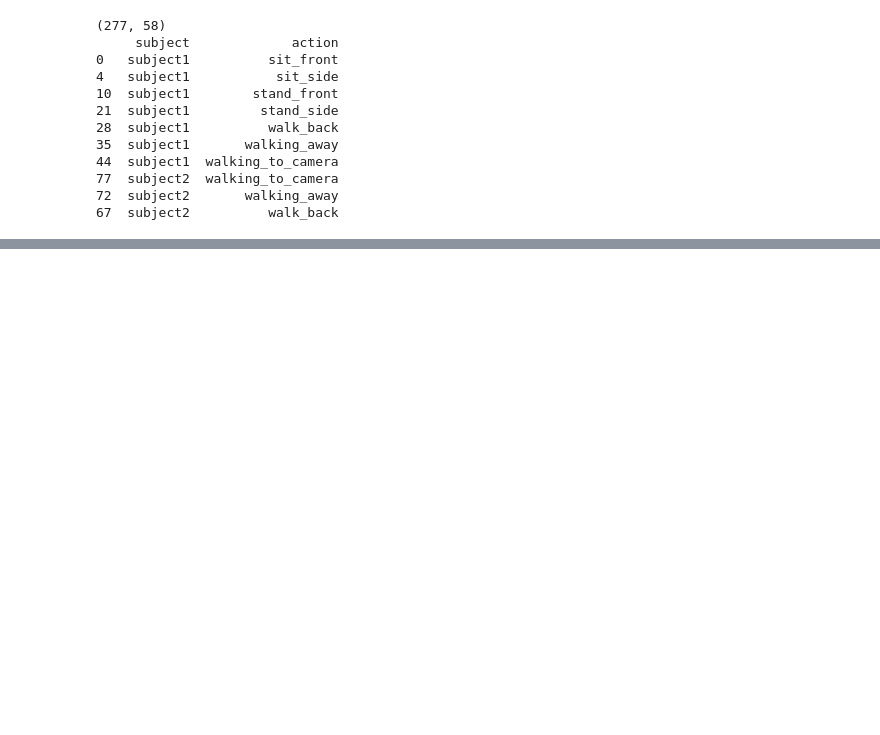
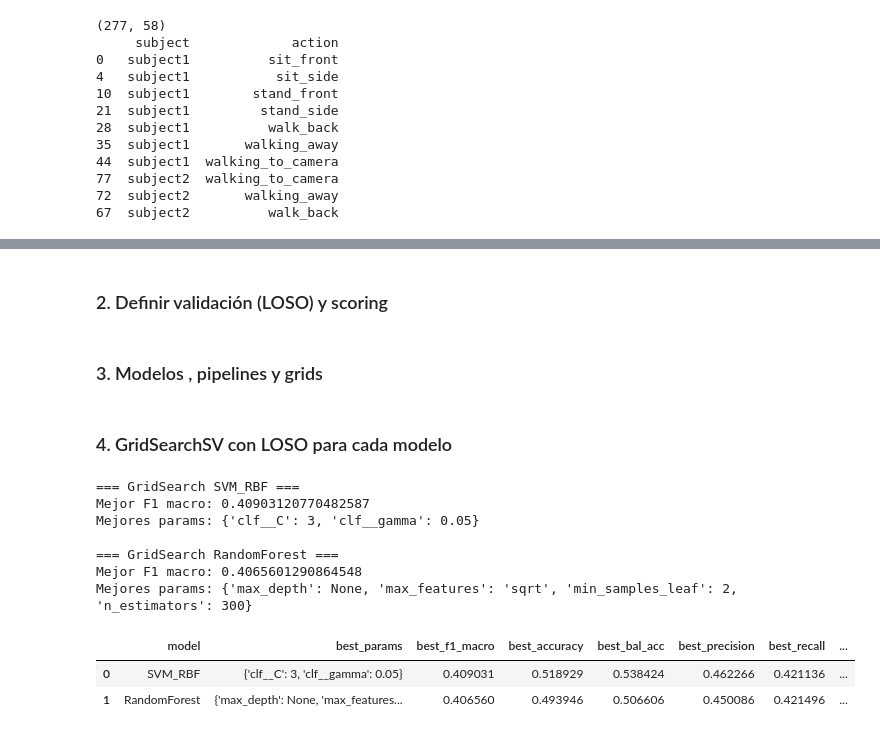
Before and after one commit to ItsJuanda17/Proyecto-Final-APOIII, a Jupyter notebook: Entrega 1/src/scripts/Proyecto.ipynb, the cells around one changed output, grey strips where cells are left out. Cells and saved outputs as stored; diff of their text form; code cells hidden in the pictures; blank space fills up the shorter version.

```diff
--- a/Entrega 1/src/scripts/Proyecto.ipynb
+++ b/Entrega 1/src/scripts/Proyecto.ipynb
@@ -985,0 +1031,2 @@ print(df[['subject','action']].drop_duplicates().sort_values('subject').head(10)
+# %% [markdown]
+### 2. Definir validación (LOSO) y scoring
@@ -985,0 +1046,2 @@ print(df[['subject','action']].drop_duplicates().sort_values('subject').head(10)
+# %% [markdown]
+### 3. Modelos , pipelines y grids
@@ -985,0 +1071,49 @@ print(df[['subject','action']].drop_duplicates().sort_values('subject').head(10)
+# %% [markdown]
+### 4. GridSearchSV con LOSO para cada modelo
+# %%
+results = []
+
+for name, est in models.items():
+    print(f"\n=== GridSearch {name} ===")
+    grid = GridSearchCV(
+        estimator=est,
+        param_grid=param_grids[name],
+        scoring=scorers,          # multi-métrica
+        refit="f1_macro",         # el mejor se elige por F1 macro (puedes cambiarlo a 'balanced_accuracy' si prefieres)
+        cv=logo.split(X, y, groups=groups),
+        n_jobs=-1,
+        verbose=0
+    )
+    grid.fit(X, y)
+
+    best_idx = grid.best_index_
+    row = {
+        "model": name,
+        "best_params": grid.best_params_,
+        "best_f1_macro": grid.cv_results_["mean_test_f1_macro"][best_idx],
+        "best_accuracy": grid.cv_results_["mean_test_accuracy"][best_idx],
+        "best_bal_acc": grid.cv_results_["mean_test_balanced_accuracy"][best_idx],
+        "best_precision": grid.cv_results_["mean_test_precision_macro"][best_idx],
+        "best_recall": grid.cv_results_["mean_test_recall_macro"][best_idx],
+        "best_mcc": grid.cv_results_["mean_test_mcc"][best_idx],
+        "best_kappa": grid.cv_results_["mean_test_kappa"][best_idx],
+        "best_estimator": grid.best_estimator_,
+    }
+    print("Mejor F1 macro:", row["best_f1_macro"])
+    print("Mejores params:", row["best_params"])
+    results.append(row)
+
+rank_df = pd.DataFrame([{k:v for k,v in r.items() if k!="best_estimator"} for r in results])\
+            .sort_values("best_f1_macro", ascending=False)
+rank_df
+# %% [output]
+=== GridSearch SVM_RBF ===
+Mejor F1 macro: 0.40903120770482587
+Mejores params: {'clf__C': 3, 'clf__gamma': 0.05}
+
+=== GridSearch RandomForest ===
+Mejor F1 macro: 0.4065601290864548
+Mejores params: {'max_depth': None, 'max_features': 'sqrt', 'min_samples_leaf': 2, 'n_estimators': 300}
+|  | model | best_params | best_f1_macro | best_accuracy | best_bal_acc | best_precision | best_recall | ... |
+| 0 | SVM_RBF | {'clf__C': 3, 'clf__gamma': 0.05} | 0.409031 | 0.518929 | 0.538424 | 0.462266 | 0.421136 | ... |
+| 1 | RandomForest | {'max_depth': None, 'max_features... | 0.406560 | 0.493946 | 0.506606 | 0.450086 | 0.421496 | ... |
```
Also changed, not shown: parts of 15 cells of this notebook.
